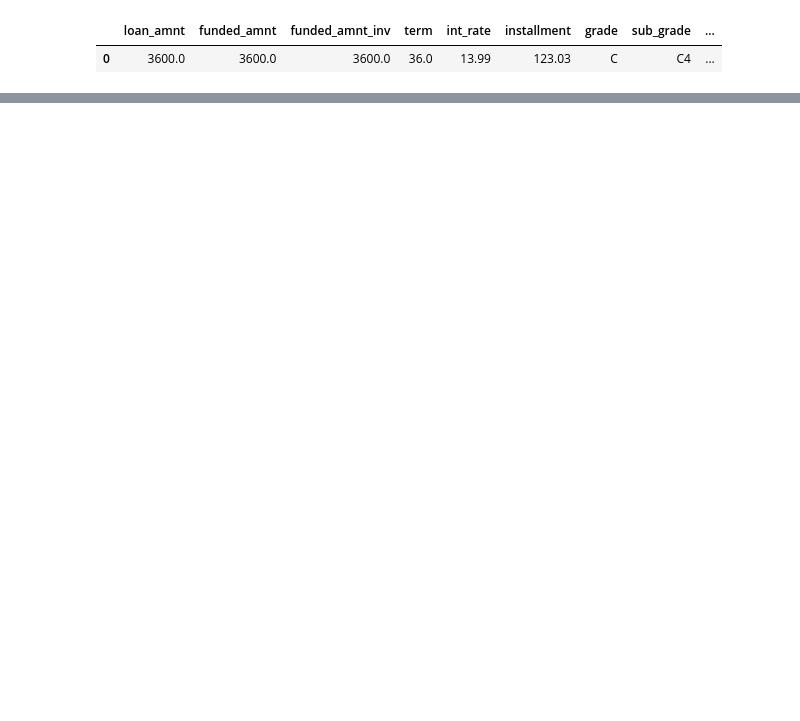
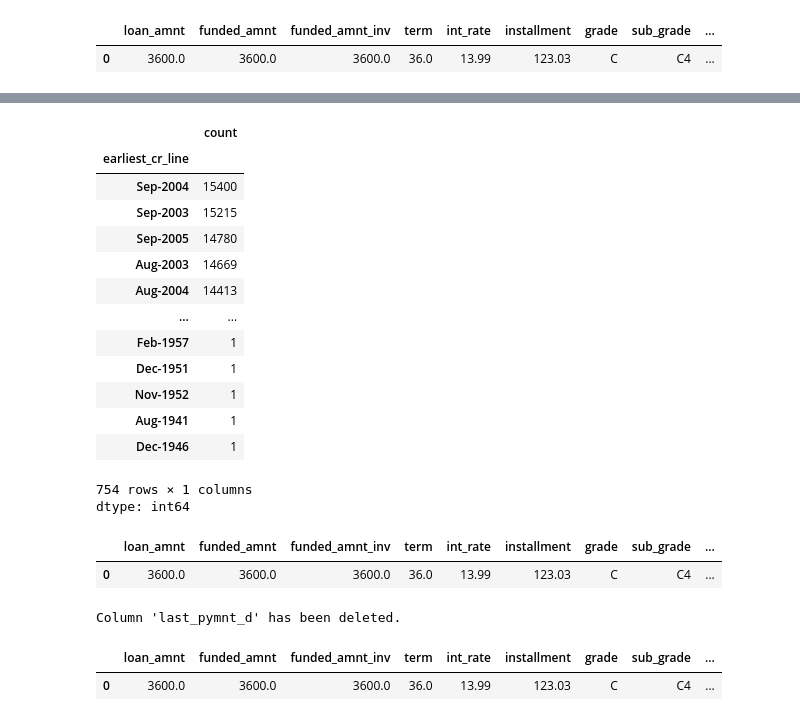
Before and after one commit to CharlesRajaR/Loan-Approval-Prediction-with-SHAP-An-end-to-end-machine-learning-project, a Jupyter notebook: notebooks/loan_approval_predictions_with_shap.ipynb, the cells around one changed output, grey strips where cells are left out. Drawn from its saved outputs; the diff is of its cells as text; code cells hidden in the pictures; blank space fills up the shorter version.

```diff
--- a/notebooks/loan_approval_predictions_with_shap.ipynb
+++ b/notebooks/loan_approval_predictions_with_shap.ipynb
@@ -766,0 +915,18 @@ display(df1.head(1))
+# %%
+df1['earliest_cr_line'].value_counts()
+# %% [output]
+|  | count |
+| earliest_cr_line |  |
+| Sep-2004 | 15400 |
+| Sep-2003 | 15215 |
+| Sep-2005 | 14780 |
+| Aug-2003 | 14669 |
+| Aug-2004 | 14413 |
+| ... | ... |
+| Feb-1957 | 1 |
+| Dec-1951 | 1 |
+| Nov-1952 | 1 |
+| Aug-1941 | 1 |
+| Dec-1946 | 1 |
+754 rows × 1 columns
+dtype: int64
@@ -766,0 +935,5 @@ display(df1.head(1))
+# %%
+df1.head(1)
+# %% [output]
+|  | loan_amnt | funded_amnt | funded_amnt_inv | term | int_rate | installment | grade | sub_grade | ... |
+| 0 | 3600.0 | 3600.0 | 3600.0 | 36.0 | 13.99 | 123.03 | C | C4 | ... |
@@ -766,0 +944,11 @@ display(df1.head(1))
+# %%
+if 'last_pymnt_d' in df1.columns:
+    del df1['last_pymnt_d']
+    print("Column 'last_pymnt_d' has been deleted.")
+# %% [output]
+Column 'last_pymnt_d' has been deleted.
+# %%
+df1.head(1)
+# %% [output]
+|  | loan_amnt | funded_amnt | funded_amnt_inv | term | int_rate | installment | grade | sub_grade | ... |
+| 0 | 3600.0 | 3600.0 | 3600.0 | 36.0 | 13.99 | 123.03 | C | C4 | ... |
```
Also changed, not shown: parts of 25 cells of this notebook.
